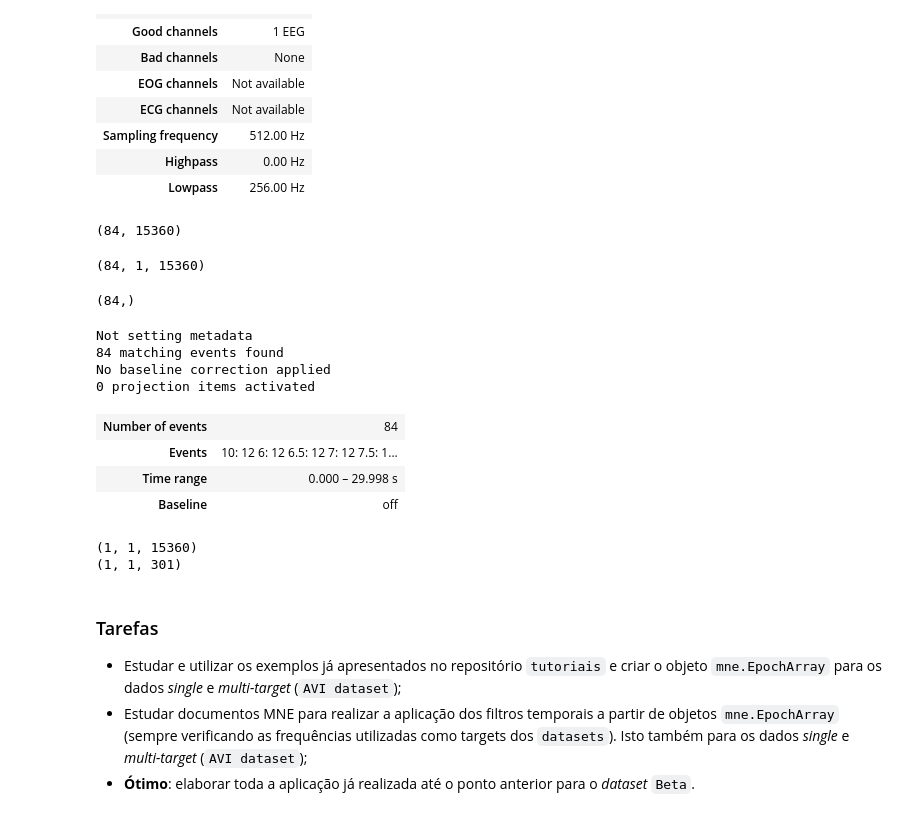
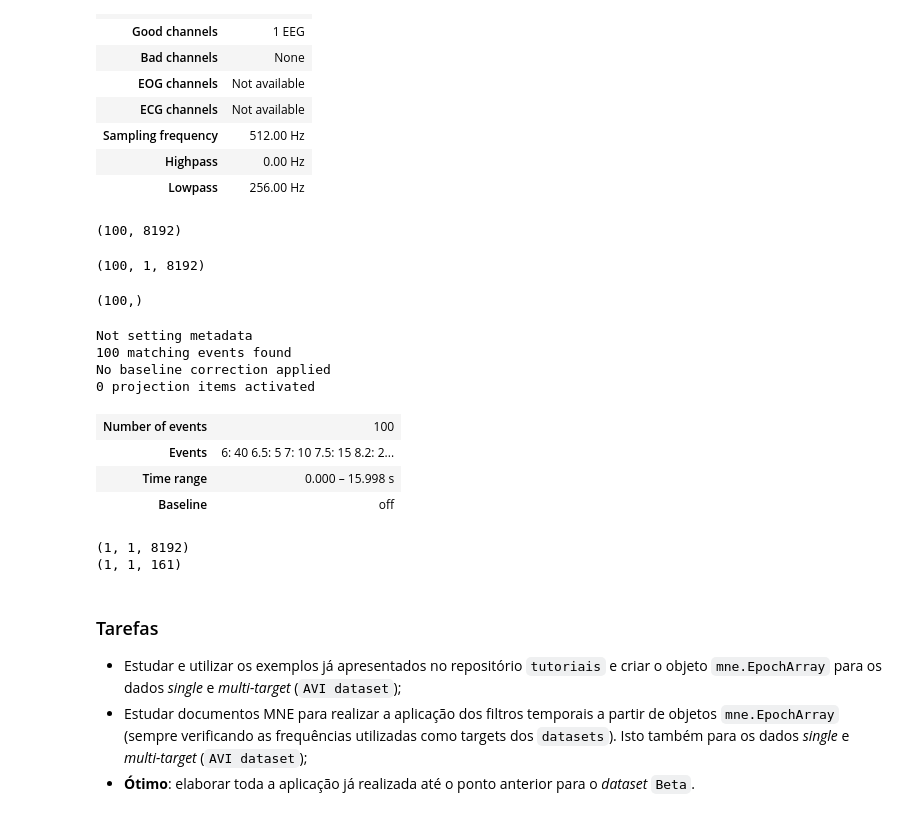
Before and after one commit to viniciuskuwakino/RP_SSVEP, a Jupyter notebook: ssvep/src/preprocessingMulti.ipynb, the cells around one changed output. Cells and saved outputs as stored; diff of their text form; code cells hidden in the pictures.

```diff
--- a/ssvep/src/preprocessingMulti.ipynb
+++ b/ssvep/src/preprocessingMulti.ipynb
@@ -107,45 +107,45 @@ info
 | Highpass | 0.00 Hz |
 | Lowpass | 256.00 Hz |
 # %%
-print(data_full.shape)
+print(data_multi.shape)
 # %% [output]
-(84, 15360)
+(100, 8192)
 # %%
 # data : array, shape (n_epochs, n_channels, n_times)
-data_correct = data_full.reshape(data_full.shape[0], 1, data_full.shape[1])
+data_correct = data_multi.reshape(data_multi.shape[0], 1, data_multi.shape[1])
 print(data_correct.shape)
 # %% [output]
-(84, 1, 15360)
+(100, 1, 8192)
 # %%
-labels = np.load("../datasets/avi/single/labels_full.npy")
+labels = np.load("../datasets/avi/multi/labels_full.npy")
 labels_full = labels
 labels = labels_full.reshape(-1)
-np.save("../datasets/avi/single/labels_full.npy", labels)
+np.save("../datasets/avi/multi/labels_full.npy", labels)
 print(labels.shape)
 # %% [output]
-(84,)
+(100,)
 # %%
 # método para transformar labels categóricos
 
 le = LabelEncoder()
 
 events = np.column_stack((
     np.array(range(len(labels))),
     np.zeros(len(labels), dtype=int),
     le.fit_transform(labels))
 )
 
-event_dict = {'6':0, '6.5':1, '7':2, '7.5':3, '8.2':4, '9.3':5, '10':6}
+event_dict = {'6':0, '6.5':1, '7':2, '7.5':3, '8.2':4, '9.3':5}
 mne_data = mne.EpochsArray(data_correct, info, events, event_id=event_dict)
 mne_data
 # %% [output]
 Not setting metadata
-84 matching events found
+100 matching events found
 No baseline correction applied
 0 projection items activated
-| Number of events | 84 |
-| Events | 10: 12 6: 12 6.5: 12 7: 12 7.5: 1... |
-| Time range | 0.000 – 29.998 s |
+| Number of events | 100 |
+| Events | 6: 40 6.5: 5 7: 10 7.5: 15 8.2: 2... |
+| Time range | 0.000 – 15.998 s |
 | Baseline | off |
 # %%
 # import warnings
@@ -175,8 +175,8 @@ print(view.get_data().shape)
 #             color='green')
 # plt.show()
 # %% [output]
-(1, 1, 15360)
-(1, 1, 301)
+(1, 1, 8192)
+(1, 1, 161)
 # %% [markdown]
 ### Tarefas
 
```
Also changed, not shown: parts of 7 cells of this notebook, 4 other files.
